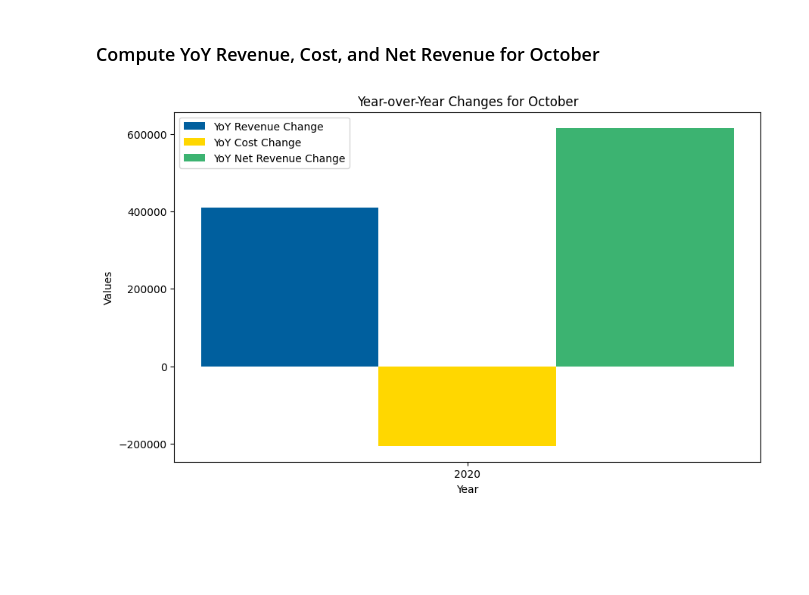
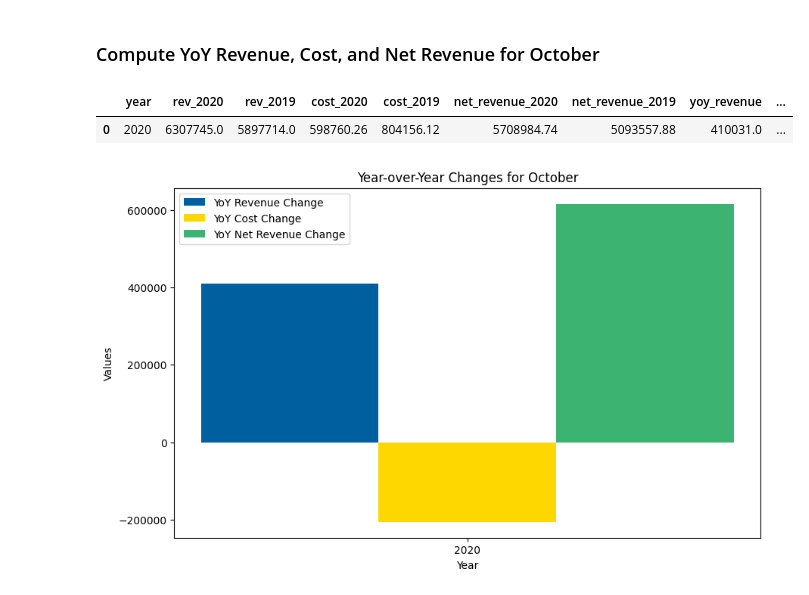
Before and after one commit to jpdeangel/casino_data, a Jupyter notebook: Casino Data.ipynb, the cells around one changed output. Drawn from its saved outputs; the diff is of its cells as text; code cells hidden in the pictures; blank space fills up the shorter version.

```diff
--- a/Casino Data.ipynb
+++ b/Casino Data.ipynb
@@ -34,22 +34,26 @@ casino_data
 # %%
 # Filter data for AzureOasis property and the month of October
 oct_data = casino_data[(casino_data['property'] == 'AzureOasis') & (casino_data['month'] == 10)]
 
 # Group by year and calculate sums
 oct_data['year'] = np.where(oct_data['rev_2020'].notnull(), 2020, 2019)
 yoy = oct_data.groupby('year').agg({
     'rev_2020': 'sum',
     'rev_2019': 'sum',
     'cost_2020': 'sum',
     'cost_2019': 'sum'
 }).reset_index()
 
 # Calculate net revenues and changes
 yoy['net_revenue_2020'] = yoy['rev_2020'] - yoy['cost_2020']
 yoy['net_revenue_2019'] = yoy['rev_2019'] - yoy['cost_2019']
 yoy['yoy_revenue'] = yoy['rev_2020'] - yoy['rev_2019']
 yoy['yoy_cost'] = yoy['cost_2020'] - yoy['cost_2019']
 yoy['yoy_net_revenue'] = yoy['net_revenue_2020'] - yoy['net_revenue_2019']
+yoy
+# %% [output]
+|  | year | rev_2020 | rev_2019 | cost_2020 | cost_2019 | net_revenue_2020 | net_revenue_2019 | yoy_revenue | ... |
+| 0 | 2020 | 6307745.0 | 5897714.0 | 598760.26 | 804156.12 | 5708984.74 | 5093557.88 | 410031.0 | ... |
 # %%
 # Plotting
 fig, ax = plt.subplots(figsize=(10, 6))
```
Also changed, not shown: parts of 5 cells of this notebook.
